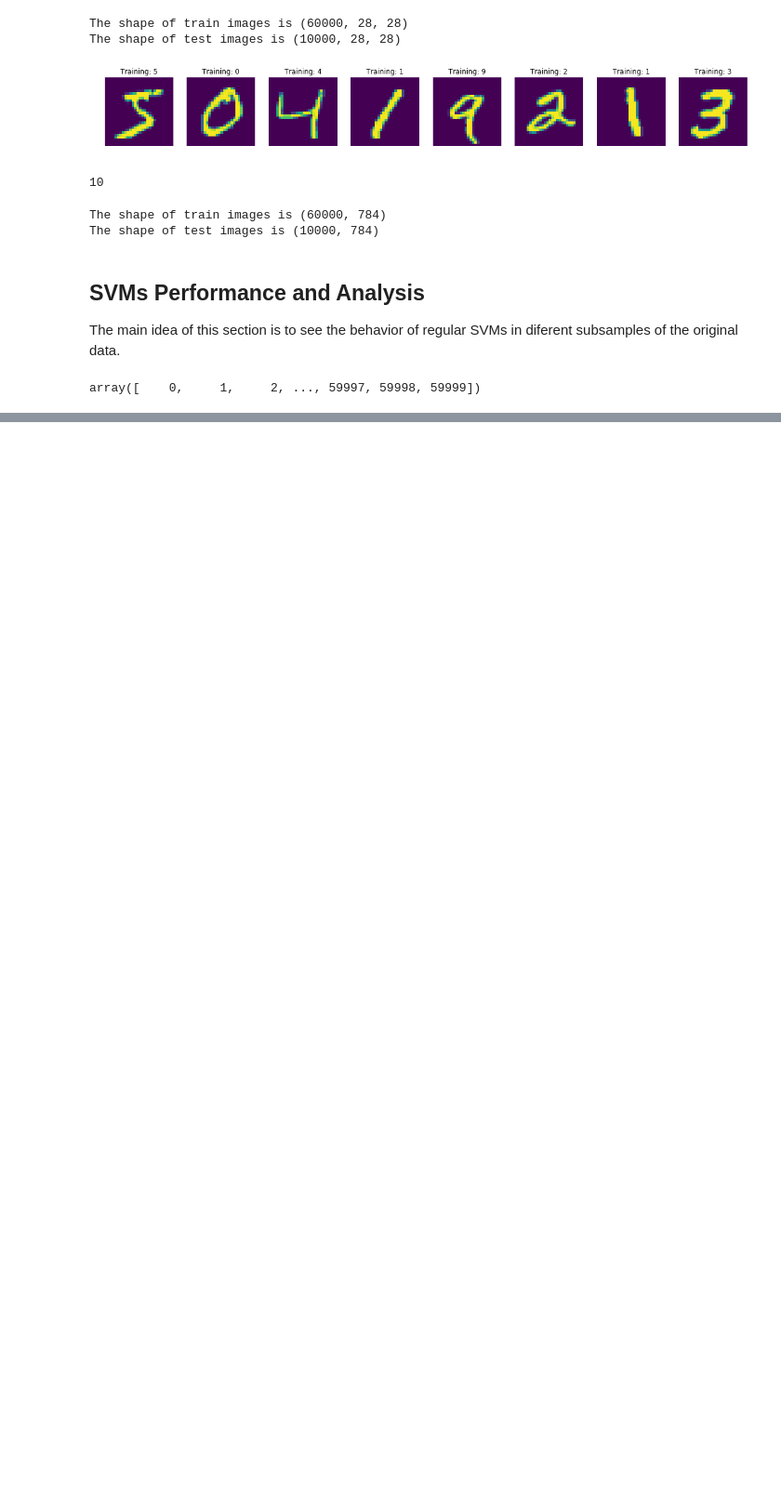
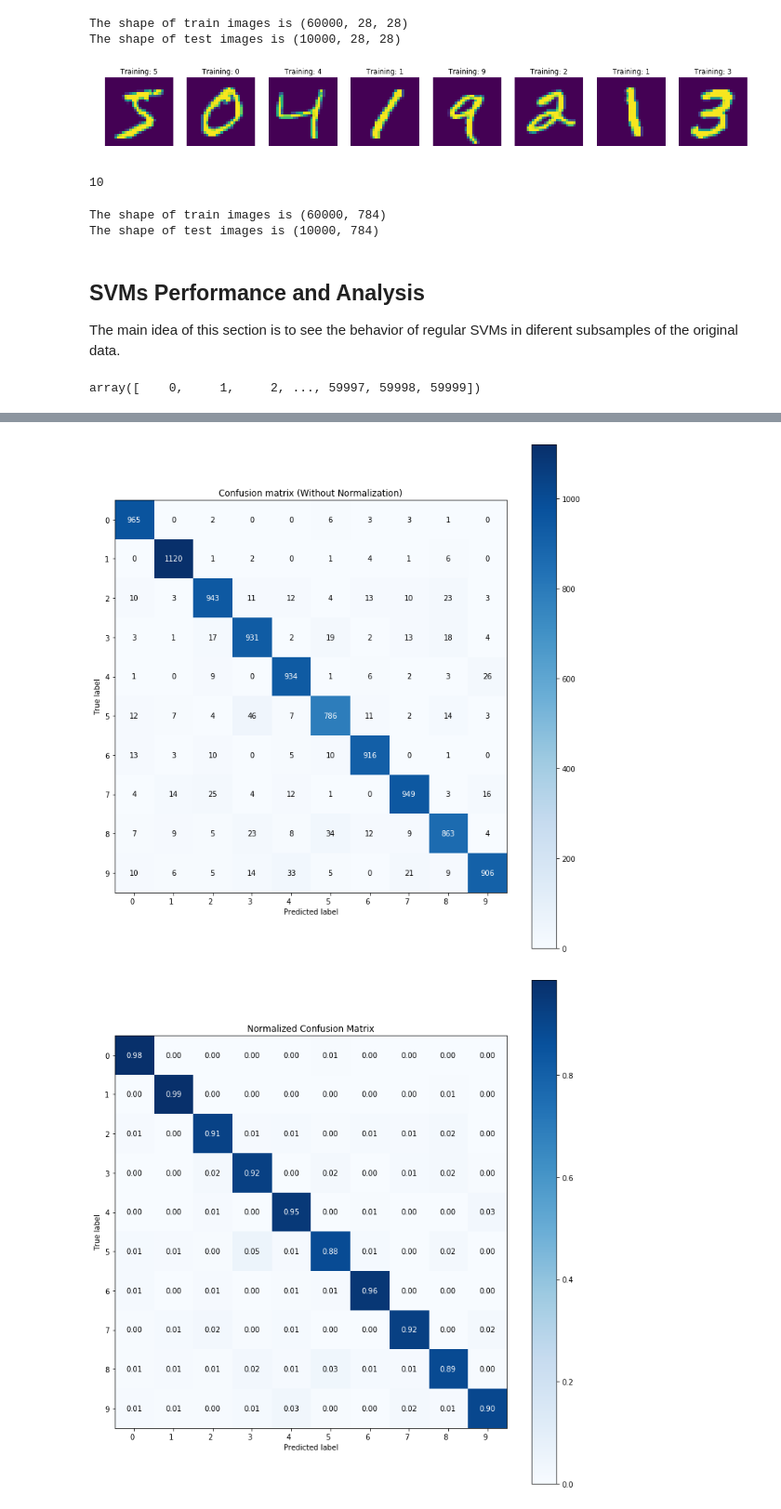
Before and after one commit to juanse1608/Courses, a Jupyter notebook: Jupyters/Notebooks/On the Performance of SVMs in Large Datasets.ipynb, the cells around one changed output, grey strips where cells are left out. Shown at 93% size. Saved outputs shown, nothing was run; the diff lists cells and outputs as text; code cells hidden in the pictures; blank space fills up the shorter version.

Commit message:
Updated Notebook About SVMs in Large Datasets

```diff
--- a/Jupyters/Notebooks/On the Performance of SVMs in Large Datasets.ipynb
+++ b/Jupyters/Notebooks/On the Performance of SVMs in Large Datasets.ipynb
@@ -170,26 +162,0 @@ mistake_vectorized = np.vectorize(mistake)
-# %%
-#Let's evlauate different C's
-c = np.logspace(-10, 10, 20, base=2)
-error_train=[]
-error_test=[]
-for i in range(len(c)):
-    classifier = svm.SVC(C = c[i], gamma =0.0001, kernel='linear')
-    classifier.fit(train_subsample_images, train_subsample_labels)
-    predicted_test = classifier.predict(test_images_svm)
-    predicted_train = classifier.predict(train_subsample_images)
-    test_score = np.sum(mistake_vectorized(predicted_test, test_labels))/len(test_labels)
-    train_score = np.sum(mistake_vectorized(predicted_train, train_subsample_labels))/len(train_subsample_labels)
-    error_train.append(train_score)
-    error_test.append(test_score)
-    #print(i)
-
-#Let's plot the train and test errors and pick the C that minimizes the test error
-plt.figure(figsize=(10,7))
-plt.plot(c,error_train,label="error train")
-plt.plot(c,error_test,label="error test")
-plt.axvline(x=c[np.argmin(error_test)],linewidth=0.9,color="rebeccapurple")
-plt.xscale("log")
-plt.legend()
-plt.show()
-print('The minimum error in the test dataset is ' + np.str(np.min(error_test)) + ' with C = '
-      + np.str(c[np.argmin(error_test)]))
@@ -198,0 +163,11 @@ The minimum error in the test dataset is 0.1024 with C = 0.03750320998681571
+# %%
+#Let's evlauate different C's
+c = np.logspace(-5, 5, 11, base=2)
+c_score=[]
+for c_value in c:
+    clf =  svm.SVC(C = c_value, gamma=0.0001, kernel='linear')
+    score=cross_val_score(clf, train_subsample_images, train_subsample_labels, cv = 5)
+    c_score.append(score.mean())
+    print(c_value)
+print('The maximum score in the test dataset is ' + np.str(np.max(c_score)) + ' with C = '
+      + np.str(c[np.argmax(c_score)]))
@@ -199,14 +187,21 @@ The minimum error in the test dataset is 0.1024 with C = 0.03750320998681571
 # %%
+clf = svm.SVC(C = c[np.argmax(c_score)], gamma=0.0001, kernel='linear')
+clf.fit(train_subsample_images, train_subsample_labels)
+predicted = clf.predict(test_images_svm)
+
 np.set_printoptions(precision=2)
 
 #Plot non-normalized confusion matrix
-plot_confusion_matrix(test_labels, predictions_reshaped, classes=np.sort(np.unique(train_labels)),
+plot_confusion_matrix(test_labels, predicted, classes=np.sort(np.unique(train_labels)),
                       title='Confusion matrix (Without Normalization)')
 
 plt.show()
 # Plot normalized confusion matrix
-plot_confusion_matrix(test_labels, predictions_reshaped, classes=np.sort(np.unique(train_labels)),
+plot_confusion_matrix(test_labels, predicted, classes=np.sort(np.unique(train_labels)),
                       normalize=True, title='Normalized Confusion Matrix')
 
 plt.show()
+# %% [output]
+[figure, added]
+[figure, added]
 # %%
```
Also changed, not shown: parts of 8 cells of this notebook.
